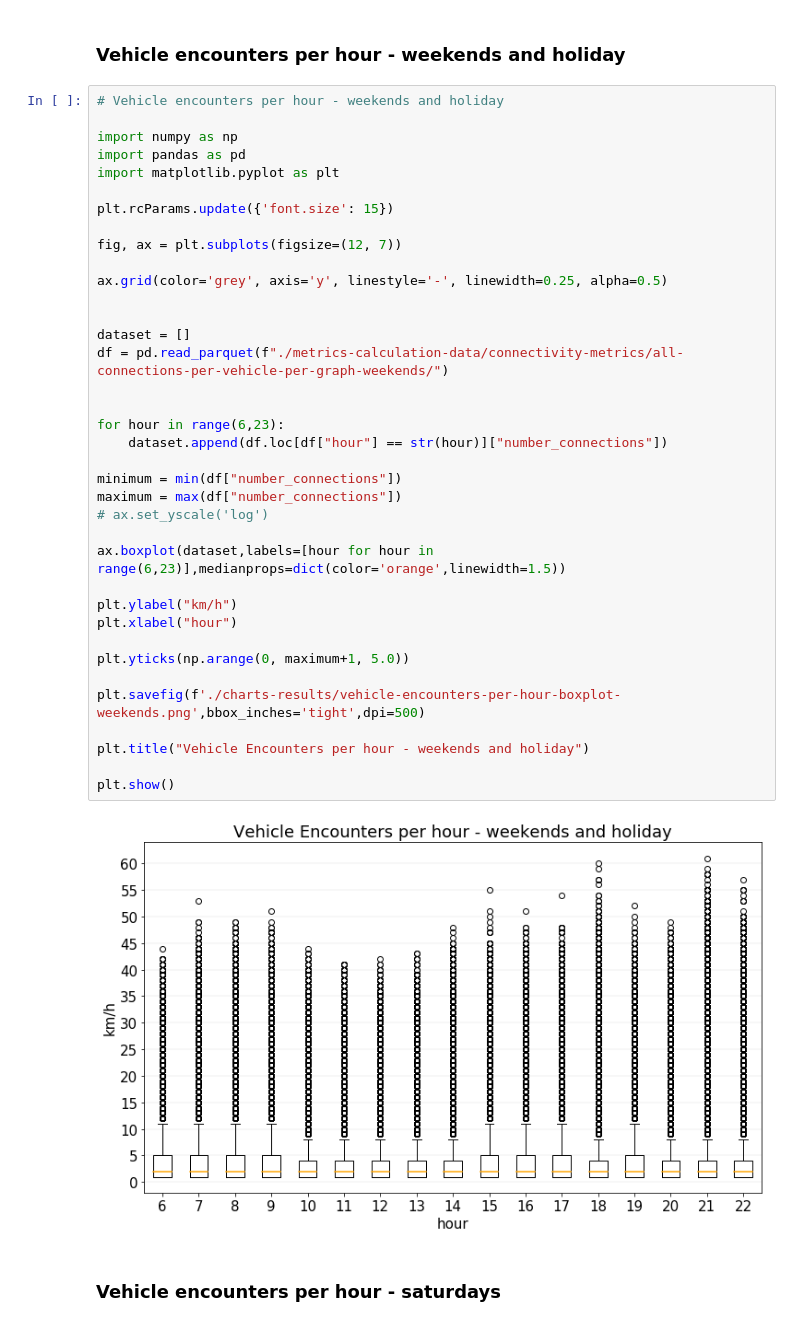
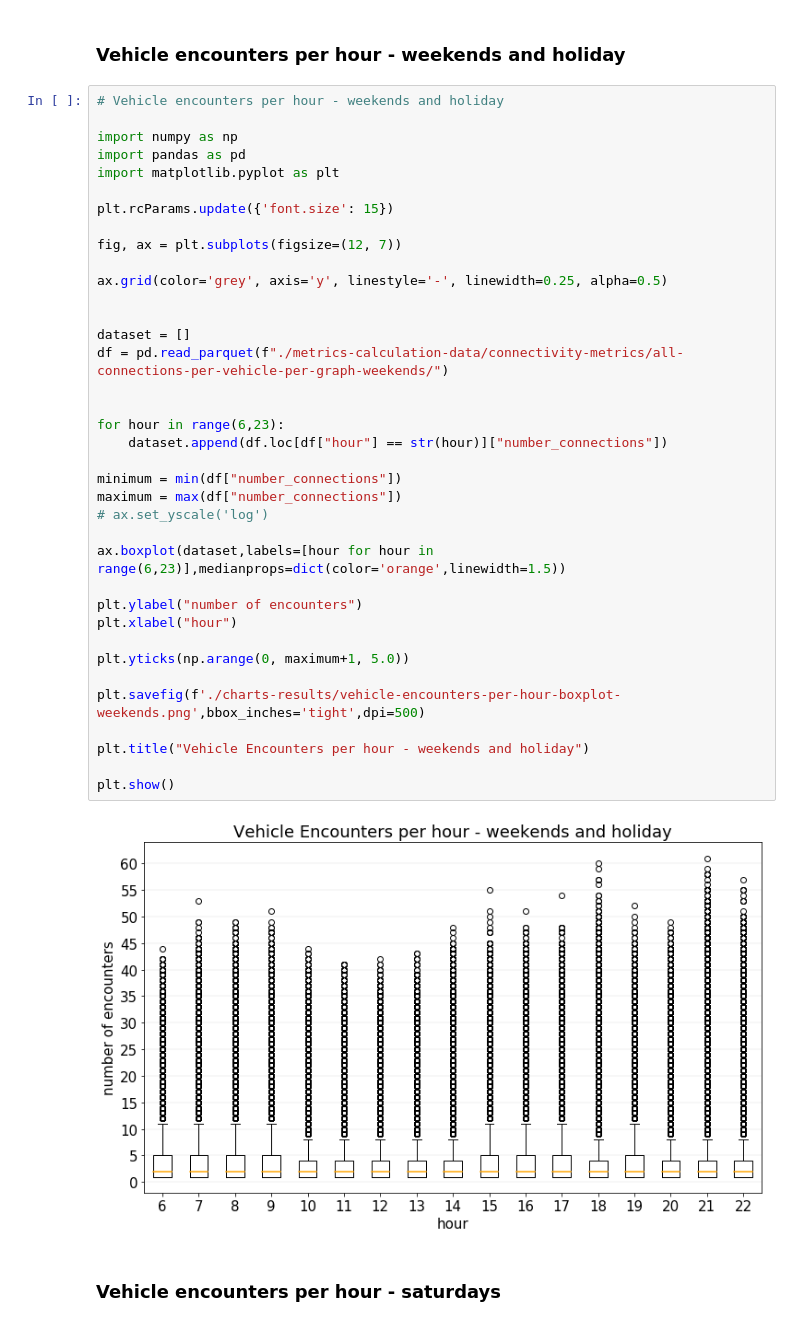
Before and after one commit to caroljunq/sptrans-data-analysis, a Jupyter notebook: article-journal/3-metrics-charts.ipynb, the cells around one changed output. Cells and saved outputs as stored; diff of their text form.

Commit message:
connec metrics charts minute

```diff
--- a/article-journal/3-metrics-charts.ipynb
+++ b/article-journal/3-metrics-charts.ipynb
@@ -641,35 +648,35 @@ import matplotlib.pyplot as plt
 plt.rcParams.update({'font.size': 15})
 
 fig, ax = plt.subplots(figsize=(12, 7))
 
 ax.grid(color='grey', axis='y', linestyle='-', linewidth=0.25, alpha=0.5)
 
 
 dataset = []
 df = pd.read_parquet(f"./metrics-calculation-data/connectivity-metrics/all-connections-per-vehicle-per-graph-weekends/")
 
 
 for hour in range(6,23):
     dataset.append(df.loc[df["hour"] == str(hour)]["number_connections"])
 
 minimum = min(df["number_connections"])
 maximum = max(df["number_connections"])
 # ax.set_yscale('log')
 
 ax.boxplot(dataset,labels=[hour for hour in range(6,23)],medianprops=dict(color='orange',linewidth=1.5))
 
-plt.ylabel("km/h")
+plt.ylabel("number of encounters")
 plt.xlabel("hour")
 
 plt.yticks(np.arange(0, maximum+1, 5.0))
 
 plt.savefig(f'./charts-results/vehicle-encounters-per-hour-boxplot-weekends.png',bbox_inches='tight',dpi=500)
 
 plt.title("Vehicle Encounters per hour - weekends and holiday")
 
 plt.show()
 # %% [output]
-[figure, old version]
+[figure, new version]
 # %% [markdown]
 ### Vehicle encounters per hour - saturdays
 # %%
```
Also changed, not shown: parts of 8 cells of this notebook, 6 other files.
